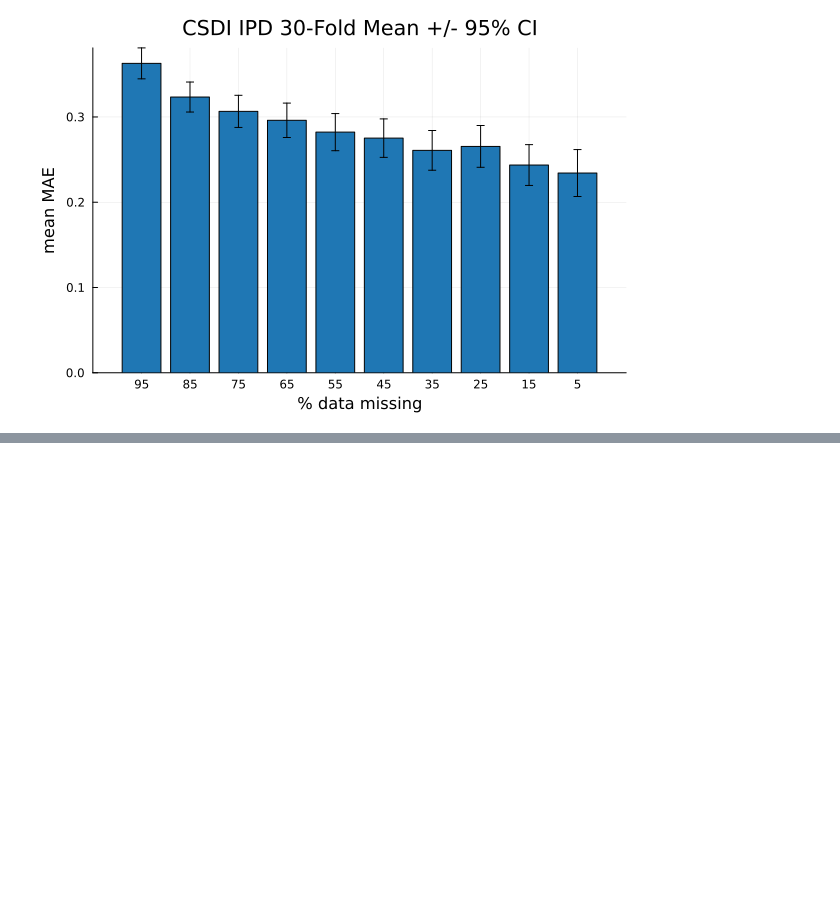
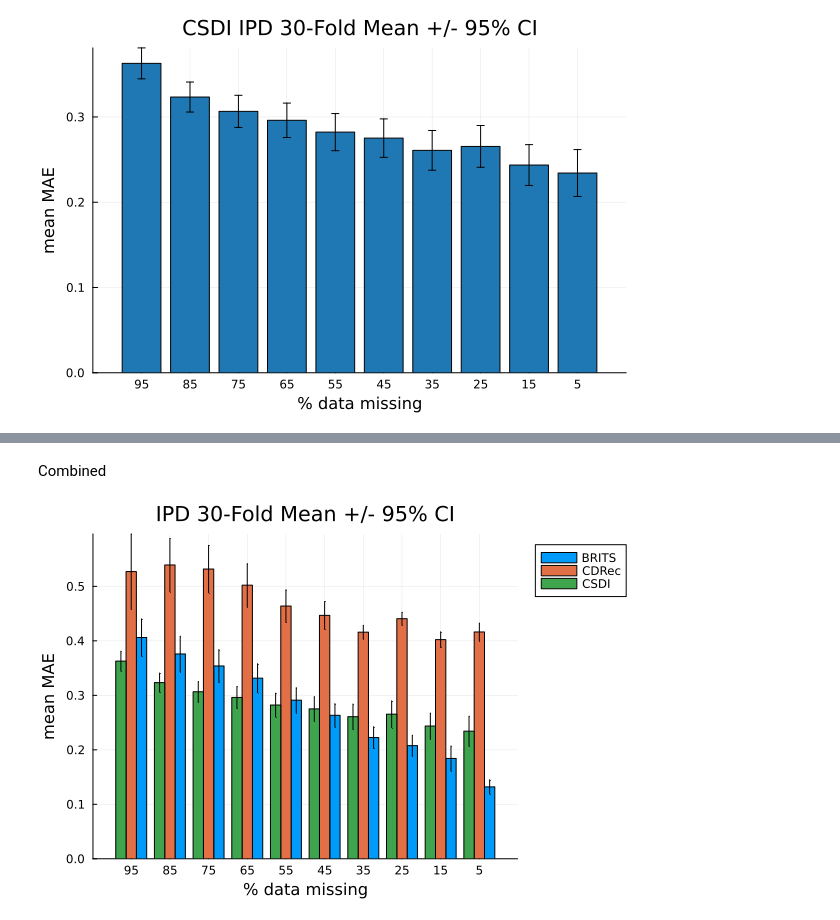
Before and after one commit to jmoo2880/QuantumInspiredML, a Jupyter notebook: FinalBenchmarks/ItalyPower/process_all_imputation_benchmarks.ipynb, the cells around one changed output, grey strips where cells are left out. Drawn from its saved outputs; the diff is of its cells as text; code cells hidden in the pictures; blank space fills up the shorter version.

```diff
--- a/FinalBenchmarks/ItalyPower/process_all_imputation_benchmarks.ipynb
+++ b/FinalBenchmarks/ItalyPower/process_all_imputation_benchmarks.ipynb
@@ -72,0 +125,17 @@ xflip!(true)
+# %% [markdown]
+Combined
+# %%
+groupedbar([per_pm_mean_all_folds_brits per_pm_mean_all_folds_cdrec per_pm_mean_all_folds_csdi],
+    yerr=[per_pm_95ci_all_folds_brits per_pm_95ci_all_folds_cdrec per_pm_95ci_all_folds_csdi],
+    markersize=0,
+    legend=:outertopright,
+    xticks=([1, 2, 3, 4, 5, 6, 7, 8, 9, 10],
+    ["5", "15", "25", "35", "45", "55", "65", "75", "85", "95"]),
+    label=["BRITS" "CDRec" "CSDI"],
+    title="IPD 30-Fold Mean +/- 95% CI",
+    xlabel="% data missing",
+    ylabel="mean MAE")
+xflip!(true)
+#savefig("ipd_combined_impute.svg")
+# %% [output]
+[figure, added]
```
Also changed, not shown: parts of 4 cells of this notebook, 4 other files.
